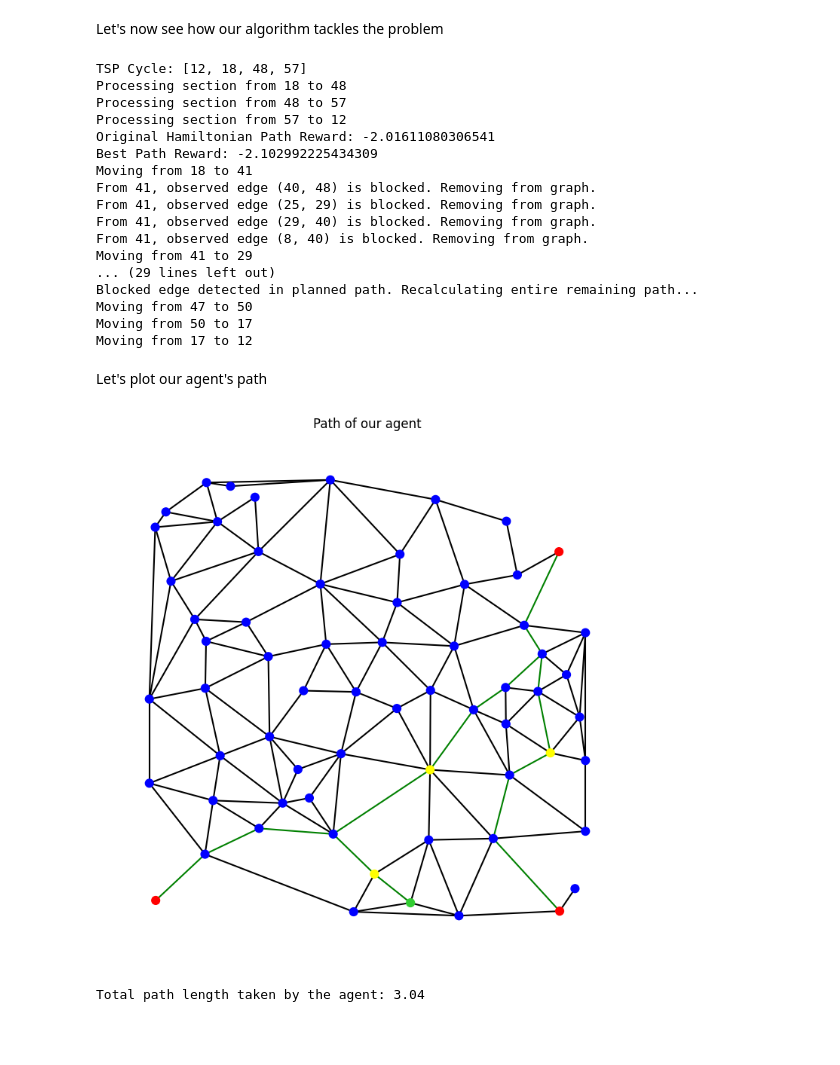
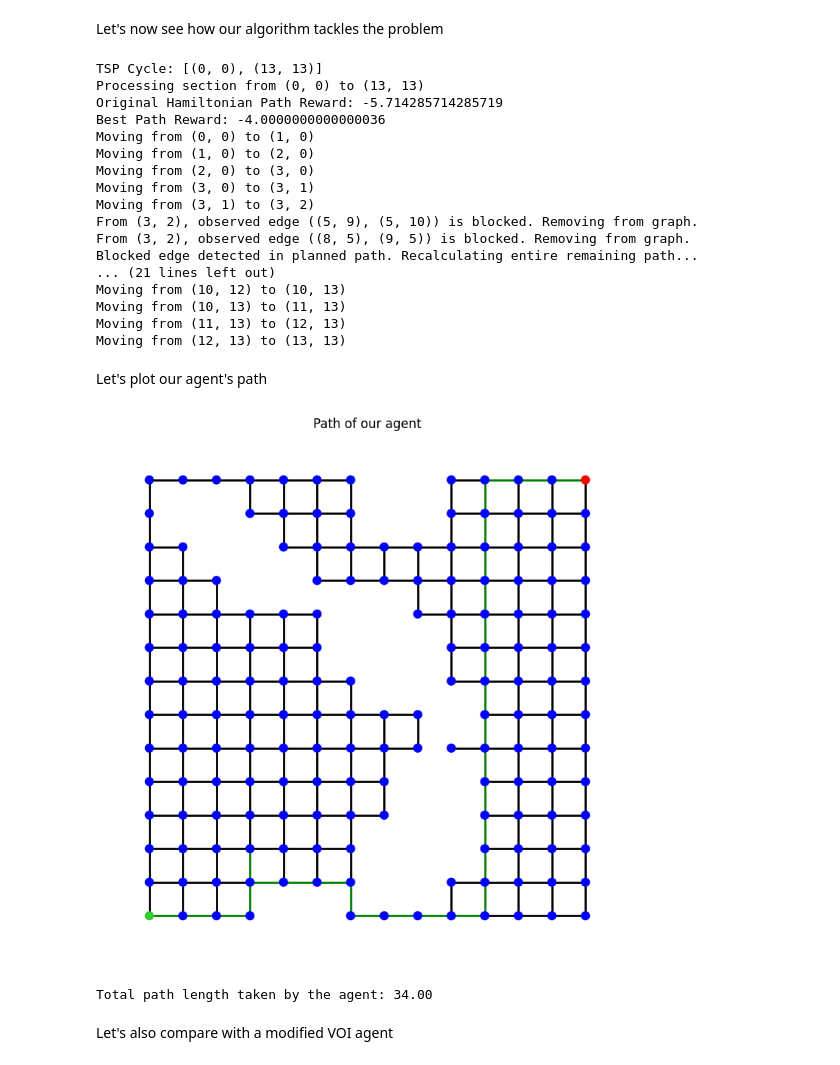
Before and after one commit to jongann-lee/Observability_mSTSP, a Jupyter notebook: single_agent_blocked.ipynb, the cells around one changed output. Cells and saved outputs as stored; diff of their text form; code cells hidden in the pictures; blank space fills up the shorter version.

```diff
--- a/single_agent_blocked.ipynb
+++ b/single_agent_blocked.ipynb
@@ -212,4 +227,11 @@ for i in range(len(hamiltonian_target_path) - 1):
         shortest_path.extend(section_path[1:])
     else:
         shortest_path.extend(section_path)
+
+
+# If we want to make list of edges to block instead
+edges_to_block = [
+    ((8,5), (9,5)),
+    ((5,9), (5,10))
+]
 # %% [output]
@@ -221,12 +241,7 @@ Here we will use a simple method of just blocking one edge per section (a sectio
 # %%
 # This will serve as the real environment (env_graph now a ideal map for planning purposes)
-# blocked_env_graph = block_edge_on_path(env_graph, shortest_path, block_per_section=3)
-blocked_env_graph = block_edges_maintain_connectivity(env_graph, block_ratio=0.15)
+blocked_env_graph = block_specific_edges(env_graph, edges_to_block=edges_to_block)
 
-extended_nodes = [node for node in blocked_env_graph.nodes()
-                  if blocked_env_graph.nodes[node].get('has_extended_visibility', True)]
-non_extended_nodes = [node for node in blocked_env_graph.nodes()
-                  if blocked_env_graph.nodes[node].get('has_extended_visibility', False)]
 
 blocked_edges = [edge for edge in blocked_env_graph.edges()
                  if blocked_env_graph.edges[edge].get('blocked', True)]
@@ -270,10 +285,10 @@ nx.draw(
     node_color=color_map,
     with_labels=False,
     node_size=60,
-    width=1.5,
+    width=2.0,
     edge_color=edge_color
 )
 
-plt.title("Visibility from a given node in orange")
+plt.title("Intended path in green; blocked edges in red")
 plt.show()
 # %% [output]
@@ -381,10 +396,8 @@ Moving from 17 to 12
 # %% [markdown]
 Let's now see the innocent agent's path
 # %%
-extended_nodes = [node for node in blocked_env_graph.nodes()
-                  if blocked_env_graph.nodes[node].get('has_extended_visibility', True)]
-non_extended_nodes = [node for node in blocked_env_graph.nodes()
-                  if blocked_env_graph.nodes[node].get('has_extended_visibility', False)]
+extended_nodes = [2] if 2 in env_graph else []
+non_extended_nodes = [n for n in env_graph.nodes() if n != 2]
 
 path_1_edges = {tuple(sorted((path_1[i], path_1[i+1])))
                    for i in range(len(path_1) - 1)}
@@ -422,7 +435,7 @@ nx.draw(
     node_color=color_map,
     with_labels=False,
     node_size=60,
-    width=1.5,
+    width=2.0,
     edge_color=edge_color
 )
 
@@ -446,7 +459,7 @@ Let's now see how our algorithm tackles the problem
 # This is for the agent operating on our definition of the best path
 
 env_graph2 = env_graph.copy()
-path2_generator = RepeatedTopK(reward_ratio = 0.03, env_graph=env_graph2, target_graph=target_graph)
+path2_generator = RepeatedTopK(reward_ratio = 1.0, env_graph=env_graph2, target_graph=target_graph)
 
 path_2 = path2_generator.find_best_path() # Start with the best path
 target_nodes = hamiltonian_target_path.copy()  # All target nodes
@@ -514,30 +527,26 @@ while index < len(path_2) - 1:
     current_node = next_node
     index += 1
 # %% [output]
-TSP Cycle: [12, 18, 48, 57]
-Processing section from 18 to 48
-Processing section from 48 to 57
-Processing section from 57 to 12
-Original Hamiltonian Path Reward: -2.01611080306541
-Best Path Reward: -2.102992225434309
-Moving from 18 to 41
-From 41, observed edge (40, 48) is blocked. Removing from graph.
-From 41, observed edge (25, 29) is blocked. Removing from graph.
-From 41, observed edge (29, 40) is blocked. Removing from graph.
-From 41, observed edge (8, 40) is blocked. Removing from graph.
-Moving from 41 to 29
-... (29 lines left out)
+TSP Cycle: [(0, 0), (13, 13)]
+Processing section from (0, 0) to (13, 13)
+Original Hamiltonian Path Reward: -5.714285714285719
+Best Path Reward: -4.0000000000000036
+Moving from (0, 0) to (1, 0)
+Moving from (1, 0) to (2, 0)
+Moving from (2, 0) to (3, 0)
+Moving from (3, 0) to (3, 1)
+Moving from (3, 1) to (3, 2)
+From (3, 2), observed edge ((5, 9), (5, 10)) is blocked. Removing from graph.
+From (3, 2), observed edge ((8, 5), (9, 5)) is blocked. Removing from graph.
 Blocked edge detected in planned path. Recalculating entire remaining path...
-Moving from 47 to 50
-Moving from 50 to 17
-Moving from 17 to 12
+... (21 lines left out)
+Moving from (10, 12) to (10, 13)
+Moving from (10, 13) to (11, 13)
+Moving from (11, 13) to (12, 13)
+Moving from (12, 13) to (13, 13)
 # %% [markdown]
 Let's plot our agent's path
 # %%
-extended_nodes = [node for node in blocked_env_graph.nodes()
-                  if blocked_env_graph.nodes[node].get('has_extended_visibility', True)]
-non_extended_nodes = [node for node in blocked_env_graph.nodes()
-                  if blocked_env_graph.nodes[node].get('has_extended_visibility', False)]
 
 path_2_edges = {tuple(sorted((path_2[i], path_2[i+1])))
                    for i in range(len(path_2) - 1)}
@@ -562,34 +571,36 @@ for u, v, data in blocked_env_graph.edges(data=True):
     edge_tuple = tuple(sorted((u, v)))
     if edge_tuple in path_2_edges:
         # Style for edges on the shortest path but unblocked: green
         edge_color.append('green')
     else:
         # Style for unblocked edges: black
         edge_color.append('black')
 
 # Draw the graph with updated styles
 plt.figure(figsize=(7, 7))
 nx.draw(
     blocked_env_graph,
     pos=pos,
     node_color=color_map,
     with_labels=False,
     node_size=60,
-    width=1.5,
+    width=2.0,
     edge_color=edge_color
 )
 
 plt.title("Path of our agent")
 plt.show()
 
 total_path_length = 0.0
 for i in range(len(path_2) - 1):
     u = path_2[i]
     v = path_2[i + 1]
-    edge_data = env_graph.get_edge_data(u, v)
+    edge_data = blocked_env_graph.get_edge_data(u, v)
     if edge_data:
         total_path_length += edge_data.get('distance', 0.0)
 print(f"Total path length taken by the agent: {total_path_length:.2f}")
 # %% [output]
-[figure, old version]
+[figure, new version]
-Total path length taken by the agent: 3.04
+Total path length taken by the agent: 34.00
+# %% [markdown]
+Let's also compare with a modified VOI agent
```
Also changed, not shown: parts of 17 cells of this notebook, 9 other files.
